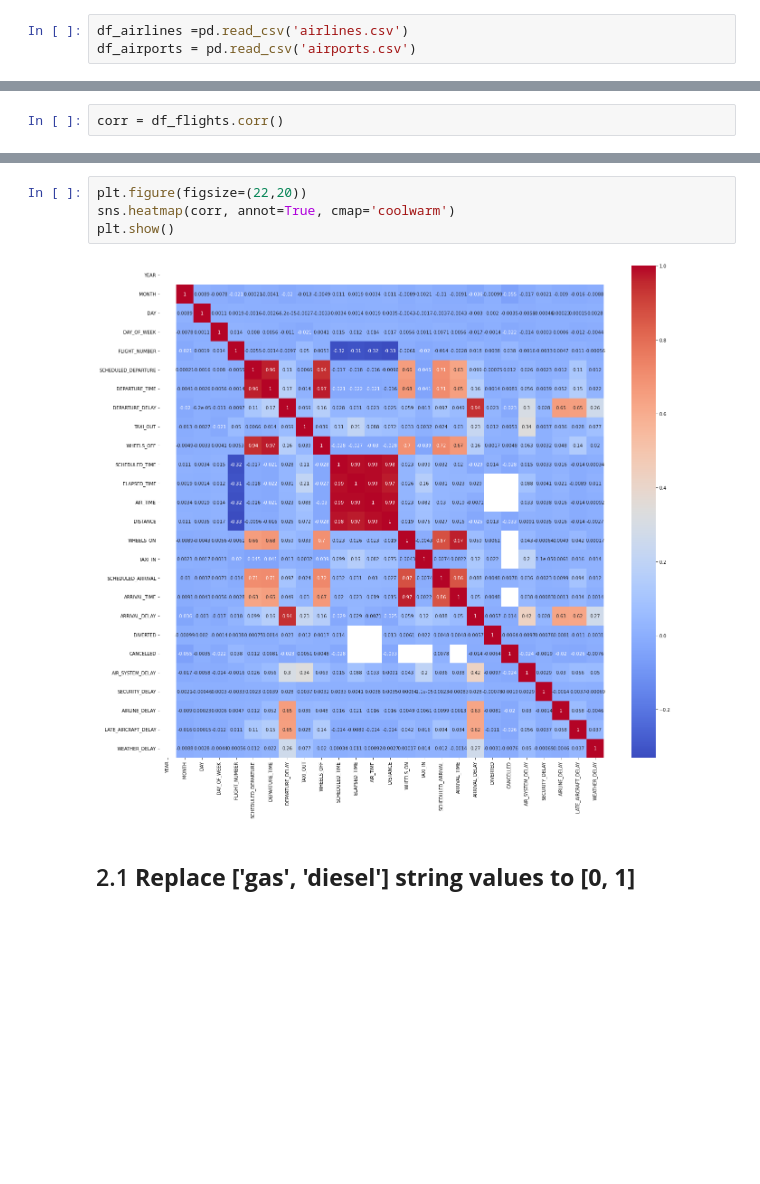
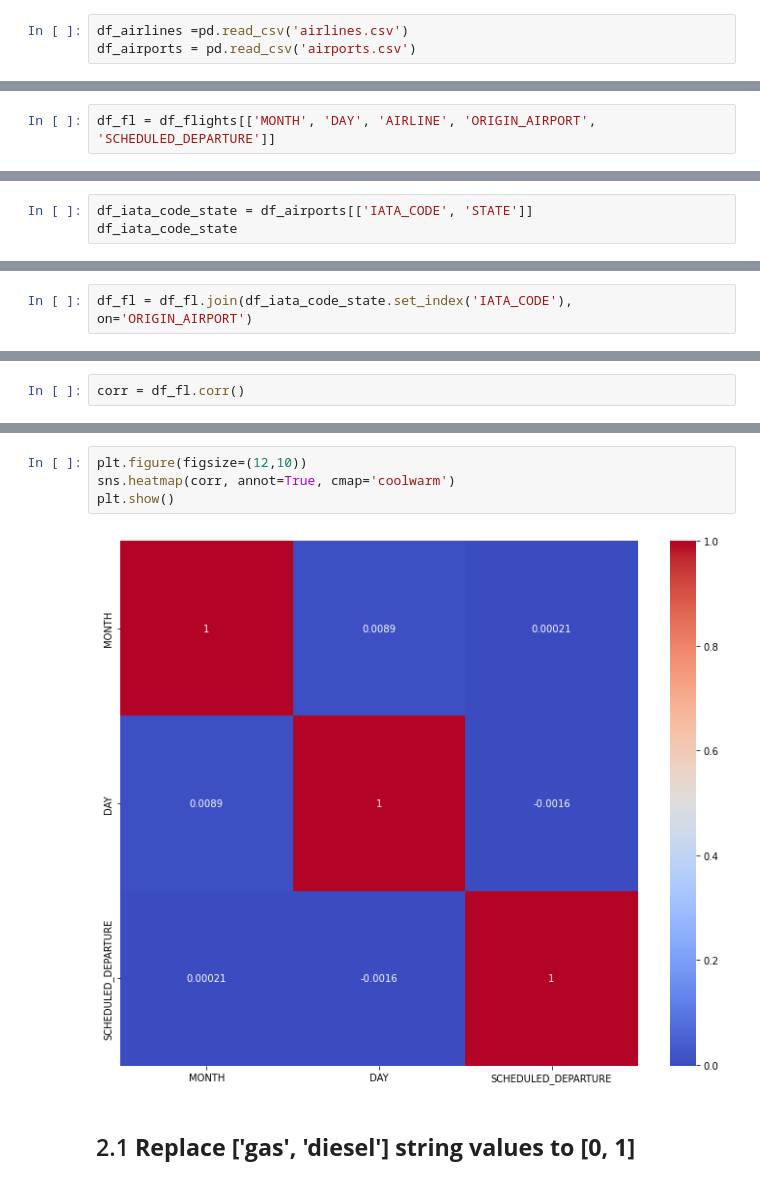
Before and after one commit to EmilioGinzo/Flight-delay, a Jupyter notebook: Project_p676p627_Emilio.ipynb, the cells around one changed output, grey strips where cells are left out. Saved outputs shown, nothing was run; the diff lists cells and outputs as text; blank space fills up the shorter version.

Commit message:
created df for weather with state

```diff
--- a/Project_p676p627_Emilio.ipynb
+++ b/Project_p676p627_Emilio.ipynb
@@ -186,0 +46,2 @@ df_flights['WEATHER_DELAY'].replace(np.nan, 0, inplace=True)
+# %%
+df_fl = df_flights[['MONTH', 'DAY', 'AIRLINE', 'ORIGIN_AIRPORT', 'SCHEDULED_DEPARTURE']]
@@ -186,0 +78,3 @@ df_flights['WEATHER_DELAY'].replace(np.nan, 0, inplace=True)
+# %%
+df_iata_code_state = df_airports[['IATA_CODE', 'STATE']]
+df_iata_code_state
@@ -186,0 +98,2 @@ df_flights['WEATHER_DELAY'].replace(np.nan, 0, inplace=True)
+# %%
+df_fl = df_fl.join(df_iata_code_state.set_index('IATA_CODE'), on='ORIGIN_AIRPORT')
@@ -228,2 +149,2 @@ Index(['IATA_CODE', 'AIRPORT', 'CITY', 'STATE', 'COUNTRY', 'LATITUDE',
 # %%
-corr = df_flights.corr()
+corr = df_fl.corr()
@@ -230,9 +158,9 @@ corr = df_flights.corr()
 # %%
-plt.figure(figsize=(22,20))
+plt.figure(figsize=(12,10))
 sns.heatmap(corr, annot=True, cmap='coolwarm')
 plt.show()
 # %% [output]
-[figure, old version]
+[figure, new version]
 # %% [markdown]
 ## 2.1 **Replace ['gas', 'diesel'] string values to [0, 1]**
 # %%
```
Also changed, not shown: parts of 31 cells of this notebook.
